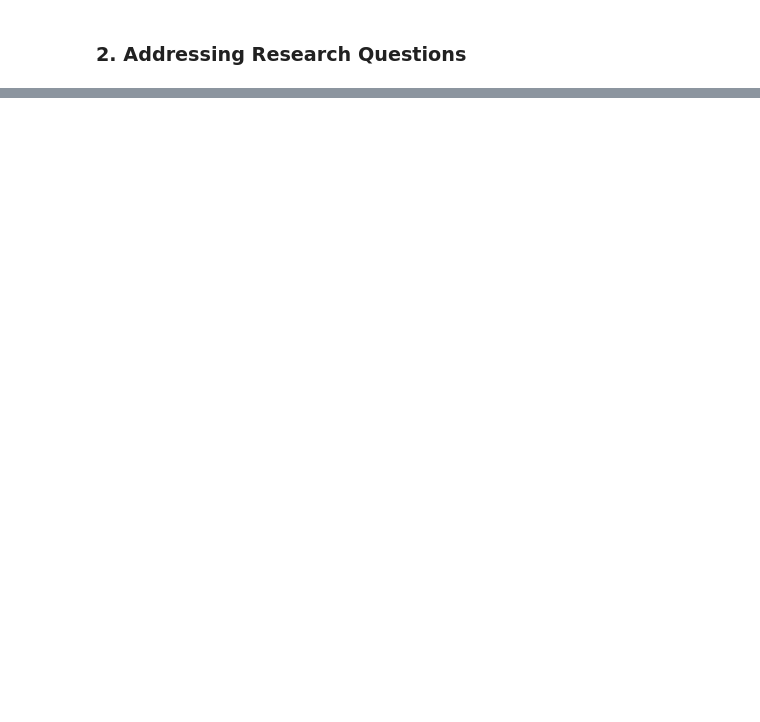
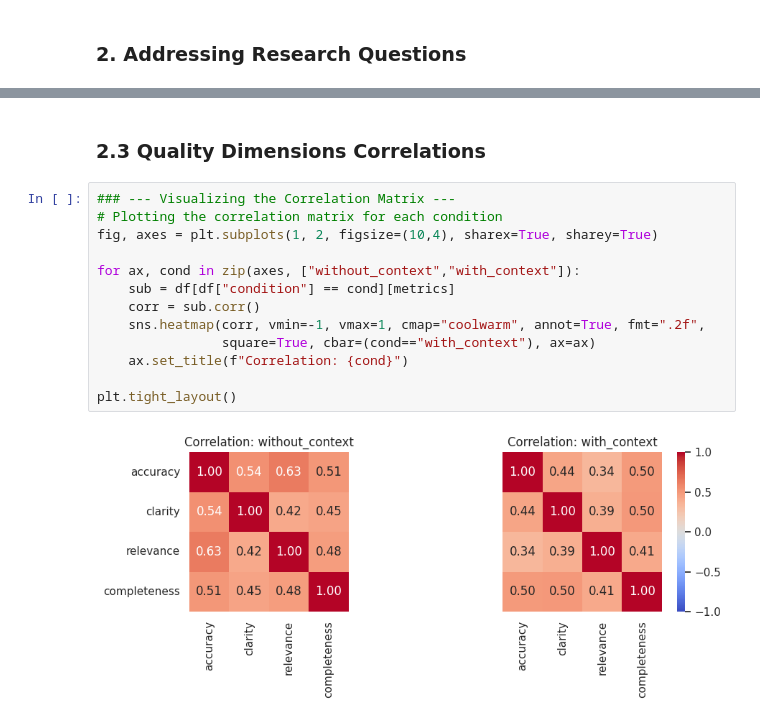
Before and after one commit to lazarmarek/UvA-Thesis, a Jupyter notebook: data_analysis.ipynb, the cells around one changed output, grey strips where cells are left out. Cells and saved outputs as stored; diff of their text form; blank space fills up the shorter version.

```diff
--- a/data_analysis.ipynb
+++ b/data_analysis.ipynb
@@ -66,0 +180,17 @@ long_df['preference'] = long_df['preference'].map({
+# %% [markdown]
+### 2.3 Quality Dimensions Correlations
+# %%
+### --- Visualizing the Correlation Matrix ---
+# Plotting the correlation matrix for each condition
+fig, axes = plt.subplots(1, 2, figsize=(10,4), sharex=True, sharey=True)
+
+for ax, cond in zip(axes, ["without_context","with_context"]):
+    sub = df[df["condition"] == cond][metrics]
+    corr = sub.corr()
+    sns.heatmap(corr, vmin=-1, vmax=1, cmap="coolwarm", annot=True, fmt=".2f",
+                square=True, cbar=(cond=="with_context"), ax=ax)
+    ax.set_title(f"Correlation: {cond}")
+
+plt.tight_layout()
+# %% [output]
+[figure, added]
```
Also changed, not shown: parts of 18 cells of this notebook.
